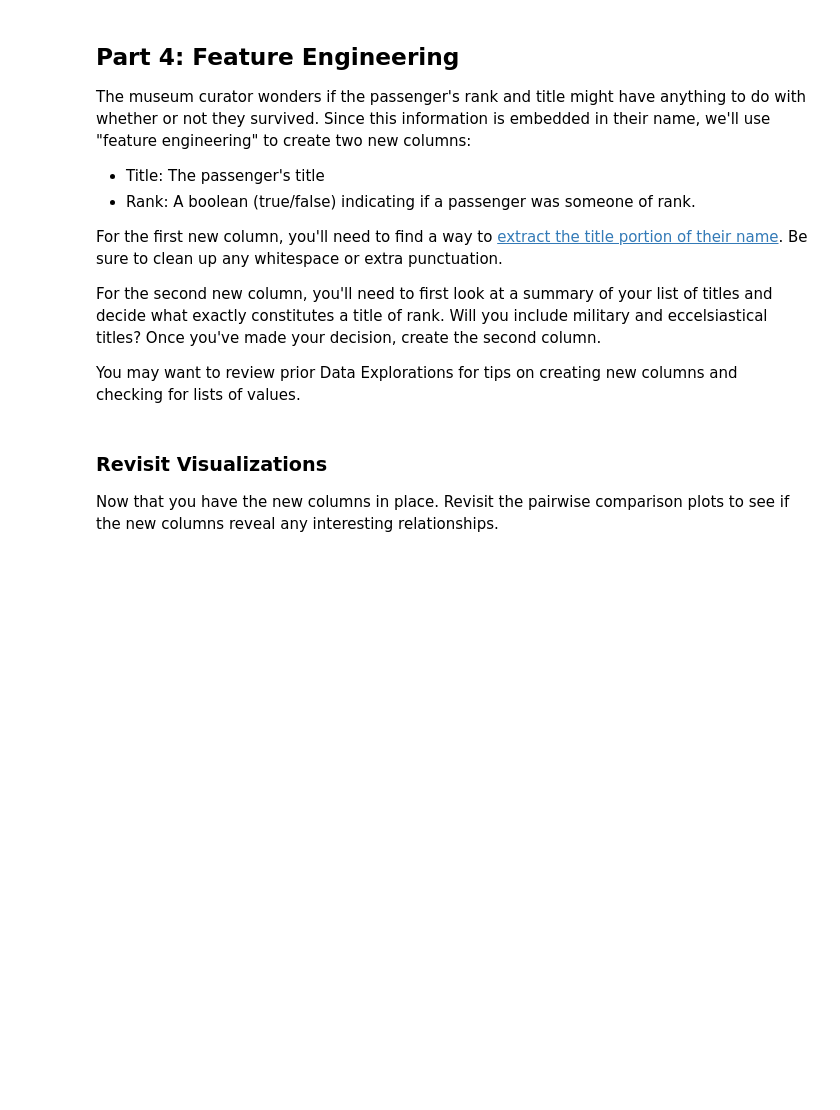
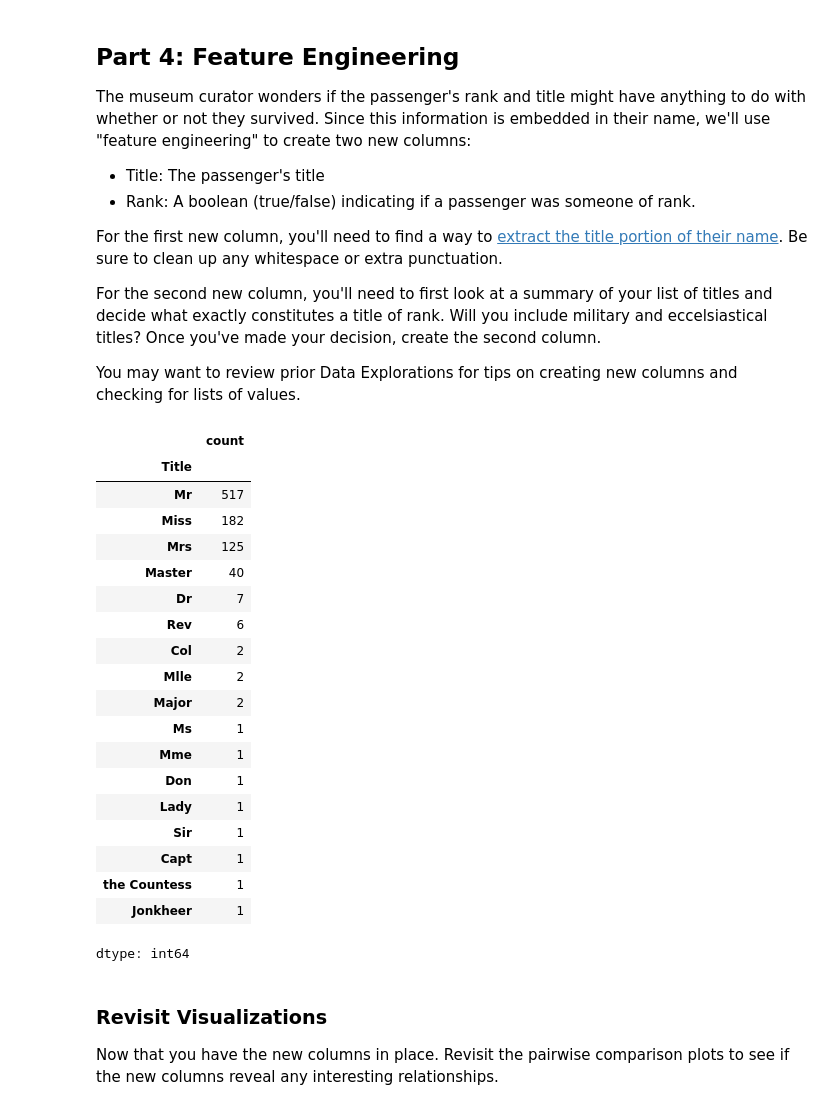
Before and after one commit to regino-pan-a-i/Machine-Learning-Notes, a Jupyter notebook: notebooks/Exploration_03.ipynb, the cells around one changed output. Drawn from its saved outputs; the diff is of its cells as text; code cells hidden in the pictures; blank space fills up the shorter version.

```diff
--- a/notebooks/Exploration_03.ipynb
+++ b/notebooks/Exploration_03.ipynb
@@ -133,6 +145,29 @@ For the second new column, you'll need to first look at a summary of your list o
 You may want to review prior Data Explorations for tips on creating new columns and checking for lists of values.
 # %%
 # Enter the code needed to create the two new columns
+titanic['Title'] = titanic['Name'].str.split(',').str.get(1).str.split('.').str.get(0).str.strip()
+titanic['Title'].value_counts()
+# %% [output]
+|  | count |
+| Title |  |
+| Mr | 517 |
+| Miss | 182 |
+| Mrs | 125 |
+| Master | 40 |
+| Dr | 7 |
+| Rev | 6 |
+| Col | 2 |
+| Mlle | 2 |
+| Major | 2 |
+| Ms | 1 |
+| Mme | 1 |
+| Don | 1 |
+| Lady | 1 |
+| Sir | 1 |
+| Capt | 1 |
+| the Countess | 1 |
+| Jonkheer | 1 |
+dtype: int64
 # %% [markdown]
 ### Revisit Visualizations
 Now that you have the new columns in place. Revisit the pairwise comparison plots to see if the new columns reveal any interesting relationships.
```
Also changed, not shown: parts of 4 cells of this notebook.
